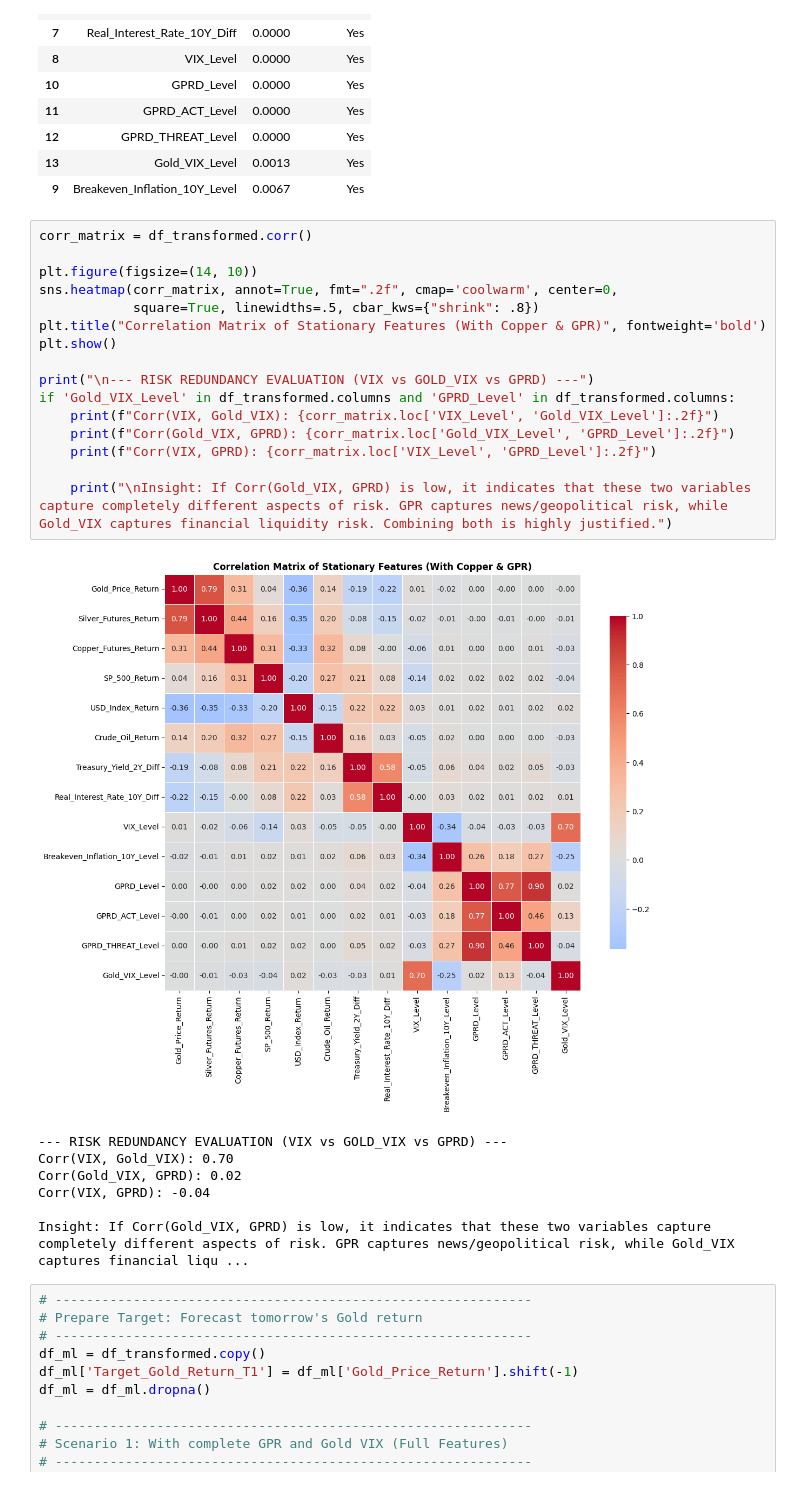
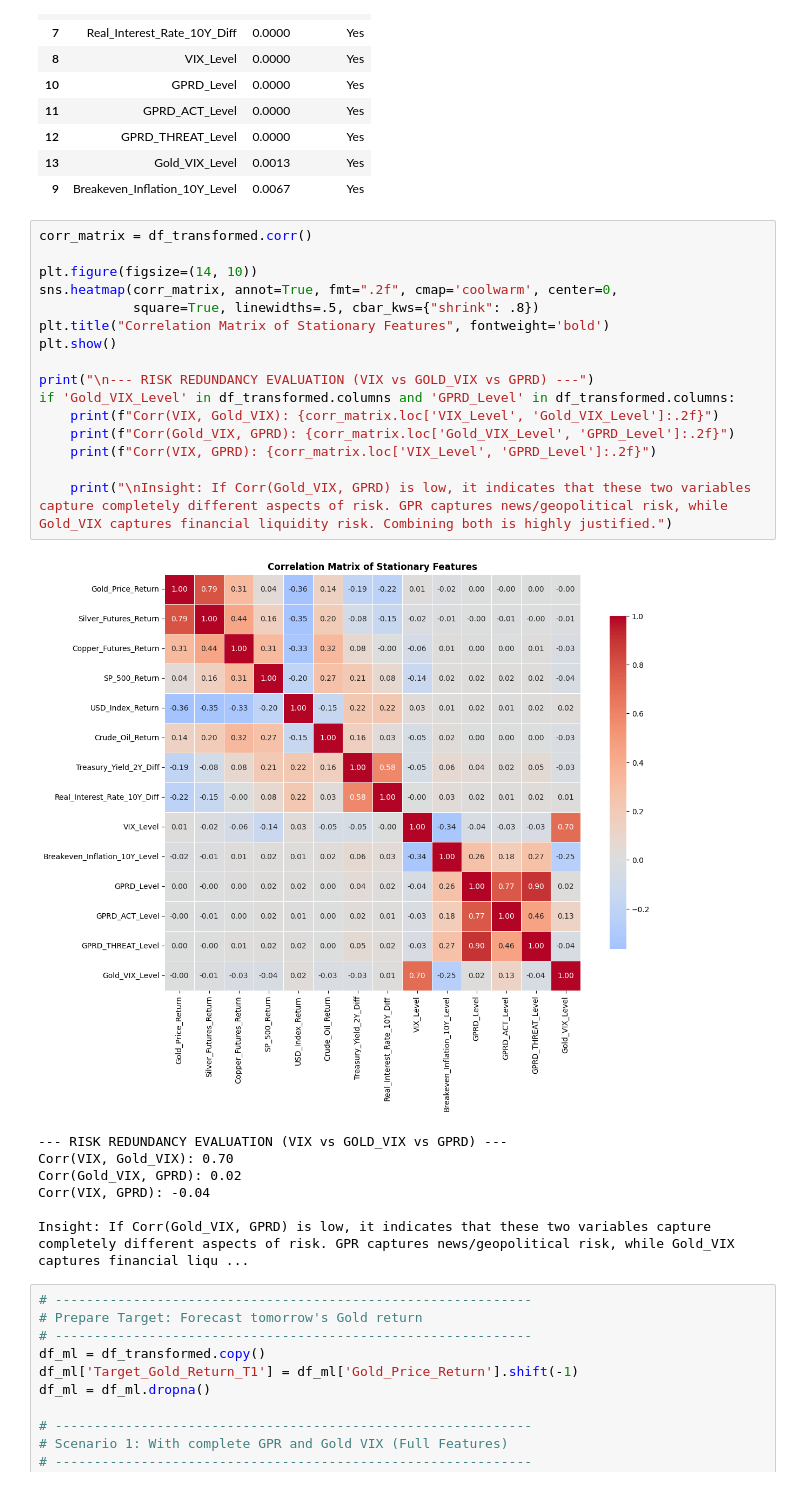
Before and after one commit to HuyPham171-hub/gold-price-prediction, a Jupyter notebook: notebooks/explore.ipynb, the cells around one changed output. Drawn from its saved outputs; the diff is of its cells as text.

```diff
--- a/notebooks/explore.ipynb
+++ b/notebooks/explore.ipynb
@@ -1645,21 +1645,21 @@ display(check_stationarity(df_transformed))
 # %%
 corr_matrix = df_transformed.corr()
 
 plt.figure(figsize=(14, 10))
 sns.heatmap(corr_matrix, annot=True, fmt=".2f", cmap='coolwarm', center=0,
             square=True, linewidths=.5, cbar_kws={"shrink": .8})
-plt.title("Correlation Matrix of Stationary Features (With Copper & GPR)", fontweight='bold')
+plt.title("Correlation Matrix of Stationary Features", fontweight='bold')
 plt.show()
 
 print("\n--- RISK REDUNDANCY EVALUATION (VIX vs GOLD_VIX vs GPRD) ---")
 if 'Gold_VIX_Level' in df_transformed.columns and 'GPRD_Level' in df_transformed.columns:
     print(f"Corr(VIX, Gold_VIX): {corr_matrix.loc['VIX_Level', 'Gold_VIX_Level']:.2f}")
     print(f"Corr(Gold_VIX, GPRD): {corr_matrix.loc['Gold_VIX_Level', 'GPRD_Level']:.2f}")
     print(f"Corr(VIX, GPRD): {corr_matrix.loc['VIX_Level', 'GPRD_Level']:.2f}")
 
     print("\nInsight: If Corr(Gold_VIX, GPRD) is low, it indicates that these two variables capture completely different aspects of risk. GPR captures news/geopolitical risk, while Gold_VIX captures financial liquidity risk. Combining both is highly justified.")
 # %% [output]
-[figure, old version]
+[figure, new version]
 --- RISK REDUNDANCY EVALUATION (VIX vs GOLD_VIX vs GPRD) ---
 Corr(VIX, Gold_VIX): 0.70
 Corr(Gold_VIX, GPRD): 0.02
```
Also changed, not shown: 26 other files.
